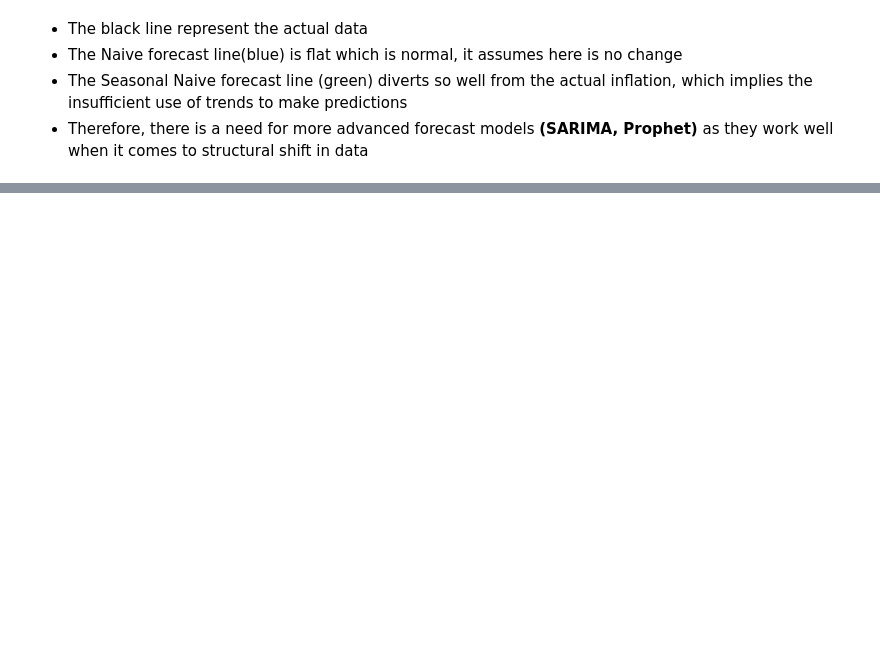
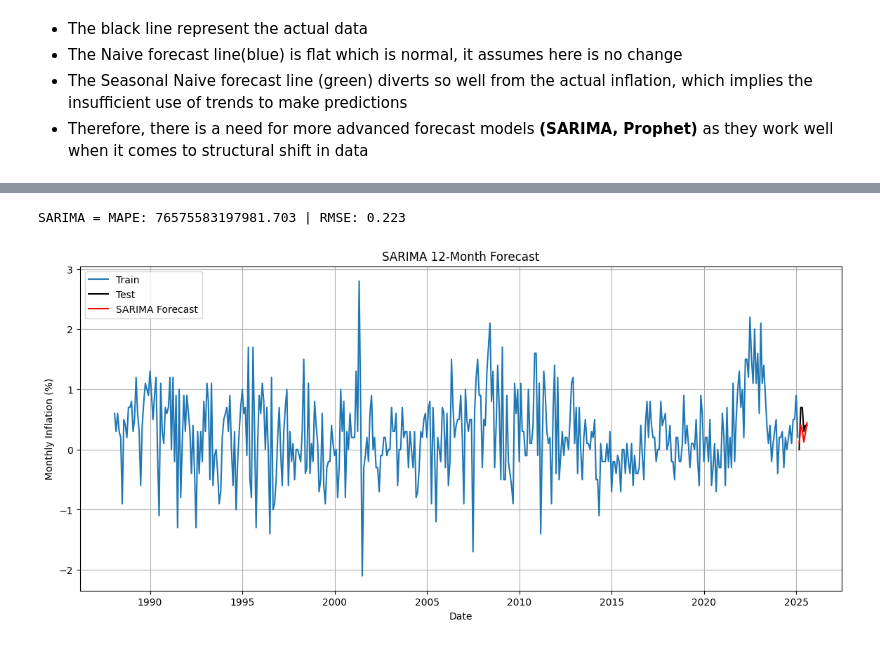
Before and after one commit to MercyBello/Food_Inflation_Project_CPI, a Jupyter notebook: Food_Inflation.ipynb, the cells around one changed output, grey strips where cells are left out. Cells and saved outputs as stored; diff of their text form; code cells hidden in the pictures; blank space fills up the shorter version.

```diff
--- a/Food_Inflation.ipynb
+++ b/Food_Inflation.ipynb
@@ -290,0 +304,25 @@ plt.show()
+# %%
+# Fit SARIMA (simple default order, can tune later)
+sarima_model = SARIMAX(train["value"], order=(2, 1, 2), seasonal_order=(2, 1, 2, 12))
+sarima_result = sarima_model.fit(disp=False)
+
+# Forecast 12 months ahead
+sarima_forecast = sarima_result.forecast(steps=6)
+
+# Evaluation
+sarima_mape, sarima_rmse = forecast_evaluation(test["value"], sarima_forecast, "SARIMA")
+# %% [output]
+SARIMA = MAPE: 76575583197981.703 | RMSE: 0.223
+# %%
+plt.figure(figsize=(14, 6))
+plt.plot(train["date"], train["value"], label="Train")
+plt.plot(test["date"], test["value"], label="Test", color="black")
+plt.plot(test["date"], sarima_forecast, label="SARIMA Forecast", color="red")
+plt.title("SARIMA 12-Month Forecast")
+plt.xlabel("Date")
+plt.ylabel("Monthly Inflation (%)")
+plt.legend()
+plt.grid(True)
+plt.show()
+# %% [output]
+[figure, added]
```
Also changed, not shown: parts of 9 cells of this notebook.
